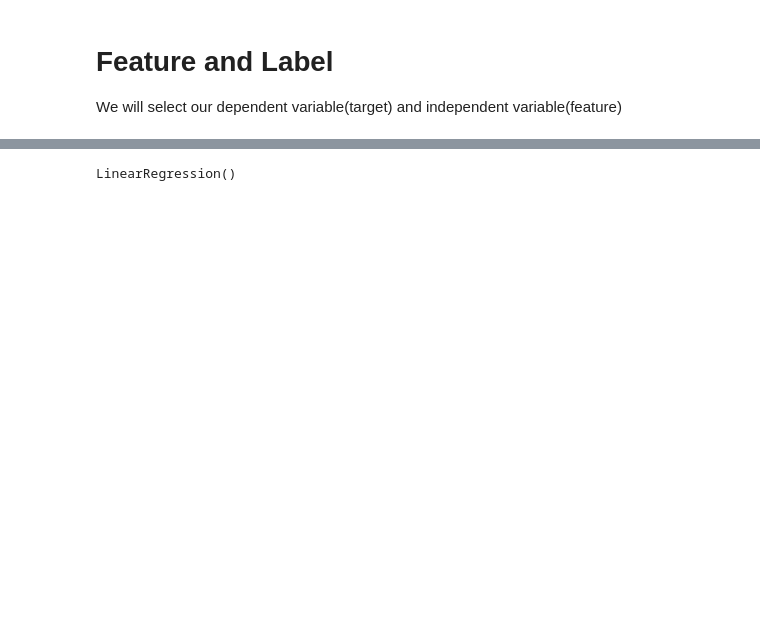
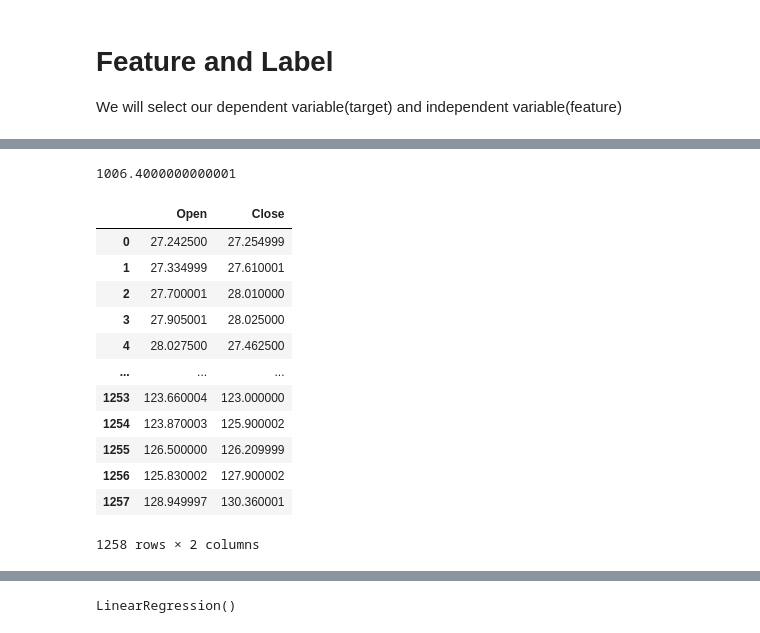
Before and after one commit to techficent/Introduction-To-ML, a Jupyter notebook: Day2/Simple LinearRegression.ipynb, the cells around one changed output, grey strips where cells are left out. Cells and saved outputs as stored; diff of their text form; code cells hidden in the pictures; blank space fills up the shorter version.

```diff
--- a/Day2/Simple LinearRegression.ipynb
+++ b/Day2/Simple LinearRegression.ipynb
@@ -123,0 +112,20 @@ y_test
+# %%
+0.8 * 1258
+# %% [output]
+1006.4000000000001
+# %%
+df[    ["Open","Close"]   ]
+# %% [output]
+|  | Open | Close |
+| 0 | 27.242500 | 27.254999 |
+| 1 | 27.334999 | 27.610001 |
+| 2 | 27.700001 | 28.010000 |
+| 3 | 27.905001 | 28.025000 |
+| 4 | 28.027500 | 27.462500 |
+| ... | ... | ... |
+| 1253 | 123.660004 | 123.000000 |
+| 1254 | 123.870003 | 125.900002 |
+| 1255 | 126.500000 | 126.209999 |
+| 1256 | 125.830002 | 127.900002 |
+| 1257 | 128.949997 | 130.360001 |
+1258 rows × 2 columns
```
Also changed, not shown: parts of 26 cells of this notebook, 2 other files.
